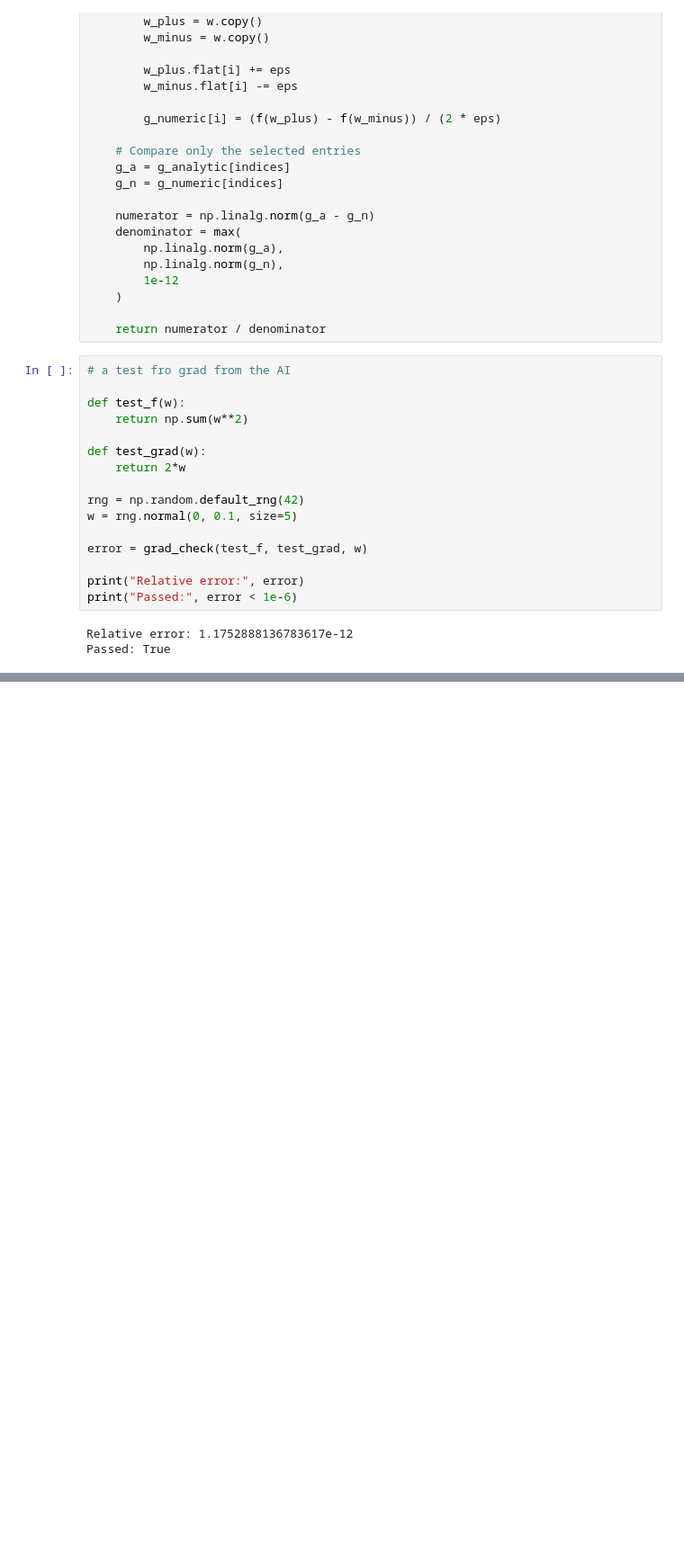
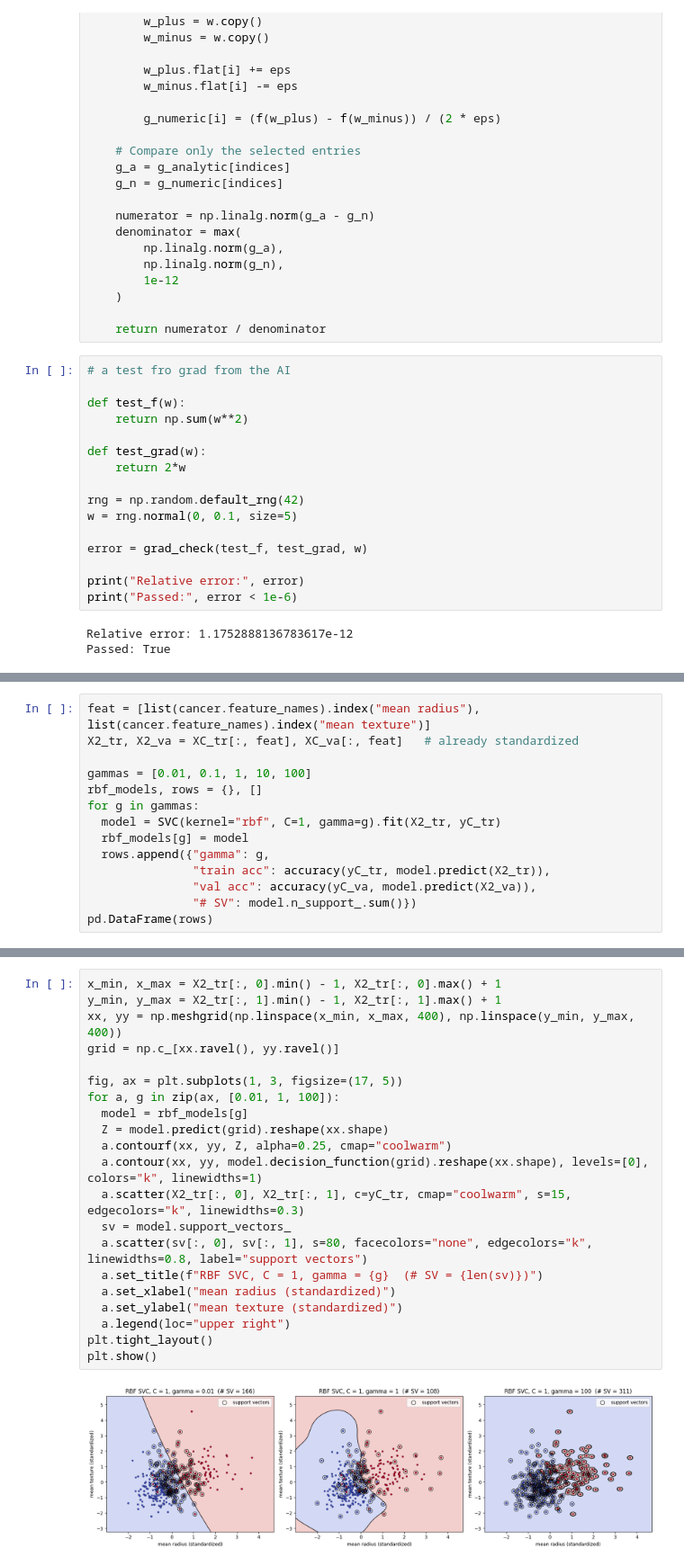
Before and after one commit to Ziad-Gebril/Linear-Models-and-Support-Vector-Machines, a Jupyter notebook: ML_assignment_2.ipynb, the cells around one changed output, grey strips where cells are left out. Shown at 90% size. Drawn from its saved outputs; the diff is of its cells as text; blank space fills up the shorter version.

```diff
--- a/ML_assignment_2.ipynb
+++ b/ML_assignment_2.ipynb
@@ -455,0 +881,14 @@ Passed: True
+# %%
+feat = [list(cancer.feature_names).index("mean radius"), list(cancer.feature_names).index("mean texture")]
+X2_tr, X2_va = XC_tr[:, feat], XC_va[:, feat]   # already standardized
+
+gammas = [0.01, 0.1, 1, 10, 100]
+rbf_models, rows = {}, []
+for g in gammas:
+  model = SVC(kernel="rbf", C=1, gamma=g).fit(X2_tr, yC_tr)
+  rbf_models[g] = model
+  rows.append({"gamma": g,
+               "train acc": accuracy(yC_tr, model.predict(X2_tr)),
+               "val acc": accuracy(yC_va, model.predict(X2_va)),
+               "# SV": model.n_support_.sum()})
+pd.DataFrame(rows)
@@ -455,0 +902,23 @@ Passed: True
+# %%
+x_min, x_max = X2_tr[:, 0].min() - 1, X2_tr[:, 0].max() + 1
+y_min, y_max = X2_tr[:, 1].min() - 1, X2_tr[:, 1].max() + 1
+xx, yy = np.meshgrid(np.linspace(x_min, x_max, 400), np.linspace(y_min, y_max, 400))
+grid = np.c_[xx.ravel(), yy.ravel()]
+
+fig, ax = plt.subplots(1, 3, figsize=(17, 5))
+for a, g in zip(ax, [0.01, 1, 100]):
+  model = rbf_models[g]
+  Z = model.predict(grid).reshape(xx.shape)
+  a.contourf(xx, yy, Z, alpha=0.25, cmap="coolwarm")
+  a.contour(xx, yy, model.decision_function(grid).reshape(xx.shape), levels=[0], colors="k", linewidths=1)
+  a.scatter(X2_tr[:, 0], X2_tr[:, 1], c=yC_tr, cmap="coolwarm", s=15, edgecolors="k", linewidths=0.3)
+  sv = model.support_vectors_
+  a.scatter(sv[:, 0], sv[:, 1], s=80, facecolors="none", edgecolors="k", linewidths=0.8, label="support vectors")
+  a.set_title(f"RBF SVC, C = 1, gamma = {g}  (# SV = {len(sv)})")
+  a.set_xlabel("mean radius (standardized)")
+  a.set_ylabel("mean texture (standardized)")
+  a.legend(loc="upper right")
+plt.tight_layout()
+plt.show()
+# %% [output]
+[figure, added]
```
Also changed, not shown: parts of 33 cells of this notebook.
